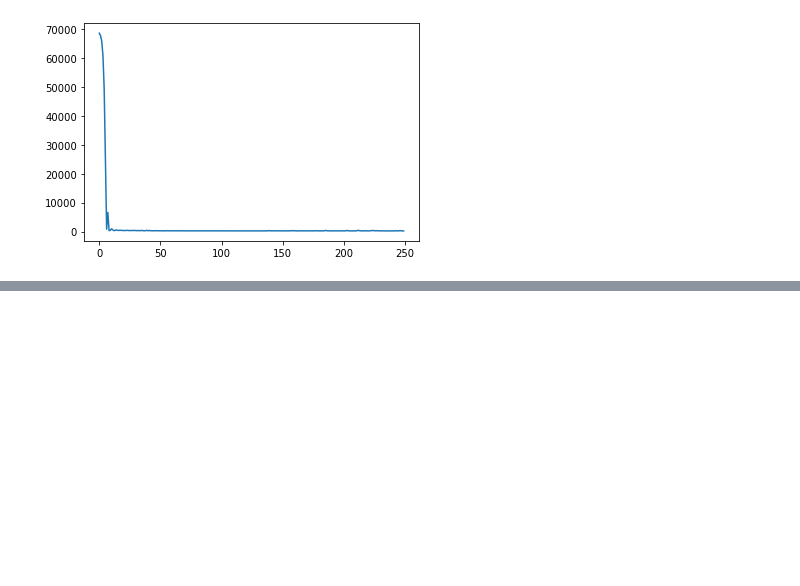
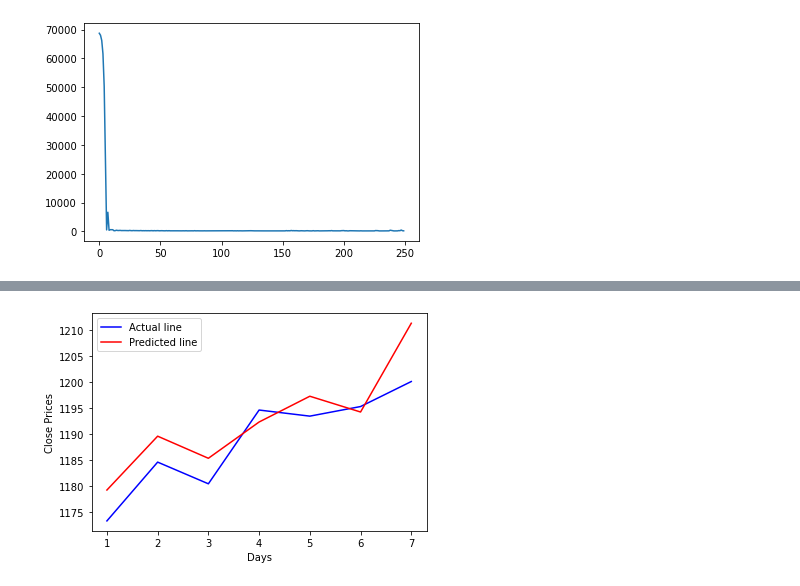
Before and after one commit to ENEmyr/autotrading, a Jupyter notebook: tdnn_model.ipynb, the cells around one changed output, grey strips where cells are left out. Cells and saved outputs as stored; diff of their text form; code cells hidden in the pictures; blank space fills up the shorter version.

Commit message:
add tdd+pso model

```diff
--- a/tdnn_model.ipynb
+++ b/tdnn_model.ipynb
@@ -121,0 +135,18 @@ plt.plot(days, test_y_reshape, 'b', days, close_pred, 'r')
+# %%
+test_dataset = np.load('dataset/test_stock_preprocessed.npz')
+test_stock_x, test_stock_y = test_dataset['features'][1, :, :4], test_dataset['labels'][2, :]
+test_stock_x = np.expand_dims(test_stock_x, axis=0)
+test_stock_x = np.expand_dims(test_stock_x, axis=0)
+test_stock_y = np.expand_dims(test_stock_y, axis=0)
+pred = model.predict(test_stock_x)
+close_pred = np.reshape(pred, (-1, 1))
+test_y_reshape = np.reshape(test_stock_y, (-1, 1))
+days = np.arange(1, len(test_y_reshape)+1)
+plt.plot(days, test_y_reshape, 'b', label='Actual line')
+plt.plot(days, close_pred, 'r', label='Predicted line')
+plt.xlabel('Days')
+plt.ylabel('Close Prices')
+plt.legend()
+plt.show()
+# %% [output]
+[figure, added]
```
Also changed, not shown: parts of 7 cells of this notebook, 4 other files.
